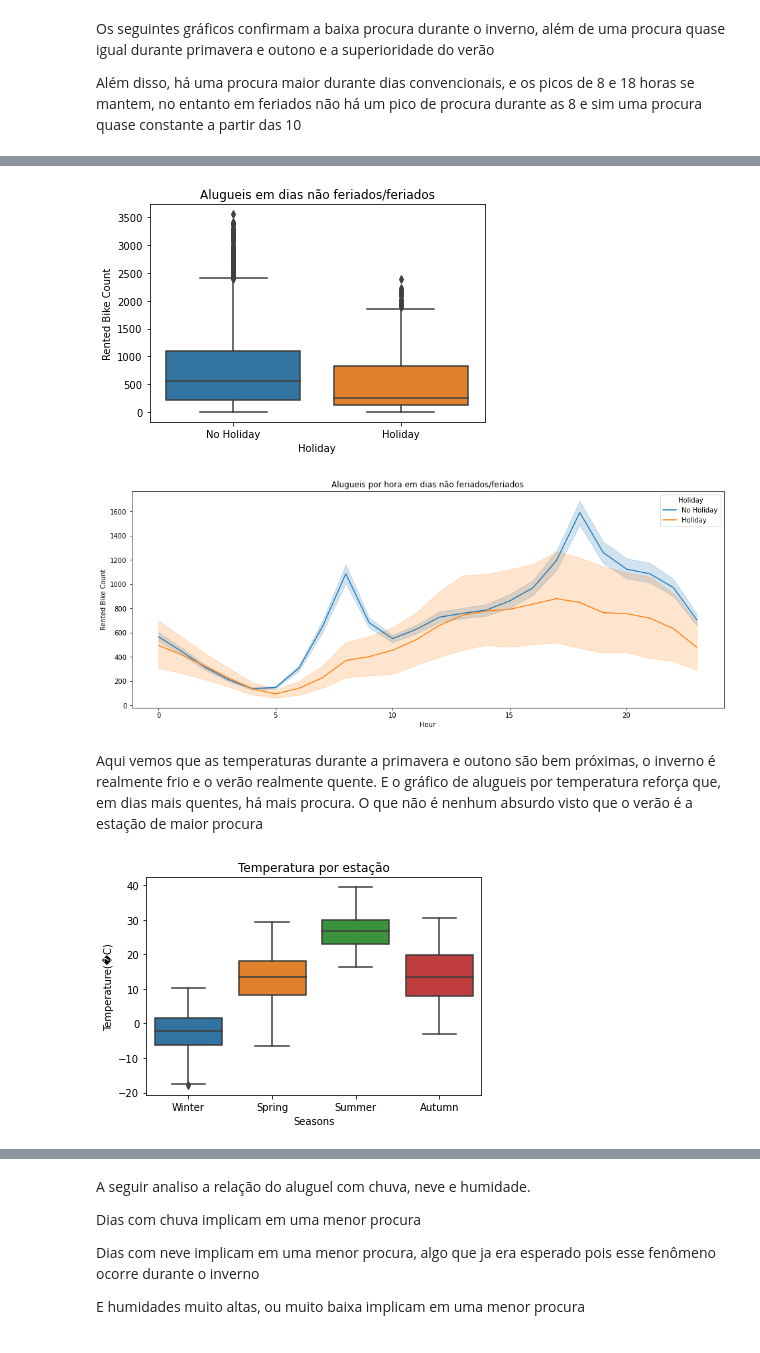
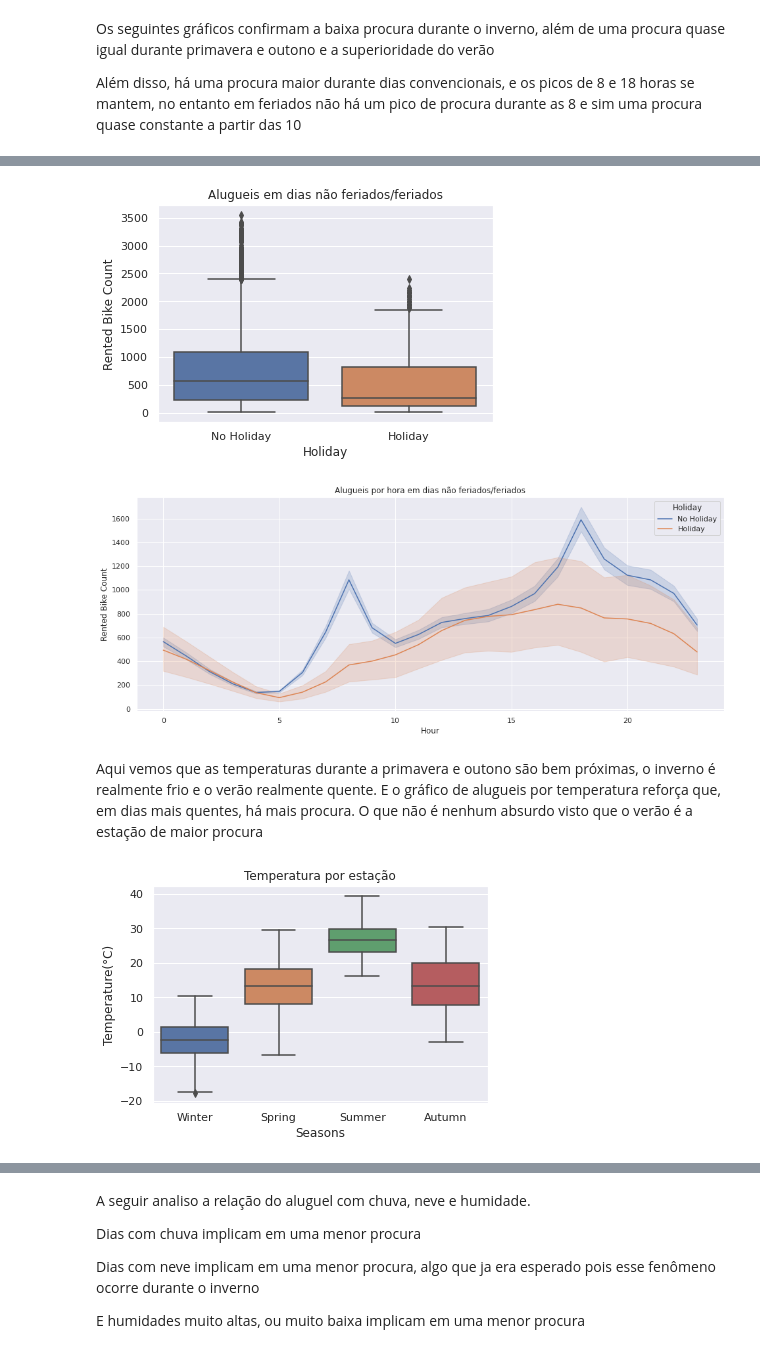
Before and after one commit to AlvaroAt19/Homi_dos_dados, a Jupyter notebook: SeoulBike/SeoulBike.ipynb, the cells around one changed output, grey strips where cells are left out. Drawn from its saved outputs; the diff is of its cells as text; code cells hidden in the pictures.

Commit message:
Melhora no modelo

```diff
--- a/SeoulBike/SeoulBike.ipynb
+++ b/SeoulBike/SeoulBike.ipynb
@@ -1,9 +1,10 @@
 # %%
 import pandas as pd
 import seaborn as sns
+sns.set()
 import matplotlib.pyplot as plt
 from sklearn.metrics import mean_squared_log_error
-from sklearn.model_selection import train_test_split, cross_val_predict
+from sklearn.model_selection import train_test_split, cross_val_predict, cross_val_score
 from sklearn.ensemble import RandomForestRegressor
 from xgboost import XGBRegressor
 import numpy as np
@@ -105,20 +106,20 @@ sns.boxplot(y=data['Rented Bike Count'],x=data['Seasons']);
 plt.title('Alugueis em dias não feriados/feriados')
 sns.boxplot(y=data['Rented Bike Count'],x=data['Holiday']);
 # %% [output]
-[figure, old version]
+[figure, new version]
 # %%
 plt.figure(figsize=(16,6))
 plt.title('Alugueis por hora em dias não feriados/feriados')
 sns.lineplot(y=data['Rented Bike Count'],x=data['Hour'], hue=data['Holiday']);
 # %% [output]
-[figure, old version]
+[figure, new version]
 # %% [markdown]
 Aqui vemos que as temperaturas durante a primavera e outono são bem próximas, o inverno é realmente frio e o verão realmente quente. E o gráfico de alugueis por temperatura reforça que, em dias mais quentes, há mais procura. O que não é nenhum absurdo visto que o verão é a estação de maior procura
 # %%
 plt.title('Temperatura por estação')
-sns.boxplot(y=data['Temperature(�C)'],x=data['Seasons']);
+sns.boxplot(y=data['Temperature(°C)'],x=data['Seasons']);
 # %% [output]
-[figure, old version]
+[figure, new version]
 # %%
 plt.figure(figsize=(16,6))
 plt.title('Alugueis por temperatura')
```
Also changed, not shown: parts of 30 cells of this notebook, 1 other file.
